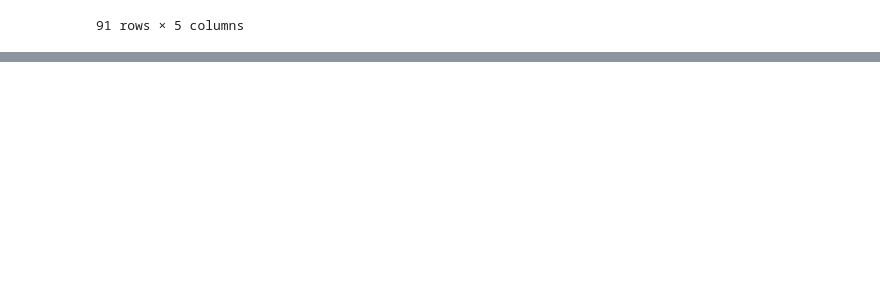
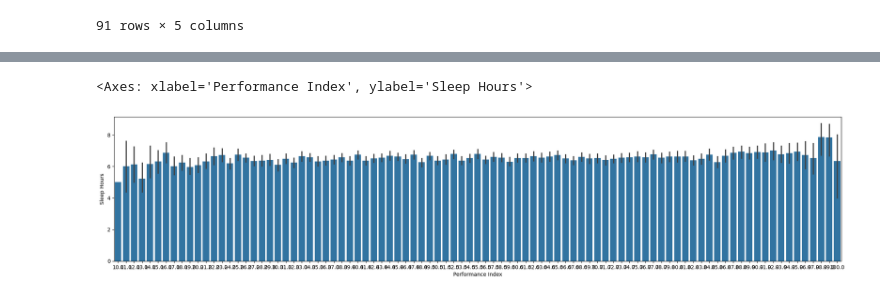
Before and after one commit to onraknn/Machine-Learning, a Jupyter notebook: students_performance.ipynb, the cells around one changed output, grey strips where cells are left out. Cells and saved outputs as stored; diff of their text form; code cells hidden in the pictures; blank space fills up the shorter version.

```diff
--- a/students_performance.ipynb
+++ b/students_performance.ipynb
@@ -152,0 +87,6 @@ y = student_data["Performance Index"]
+# %%
+plot = plt.figure(figsize = (25,5))
+sns.barplot(x = "Performance Index", data = student_data, y ="Sleep Hours")
+# %% [output]
+<Axes: xlabel='Performance Index', ylabel='Sleep Hours'>
+[figure, added]
```
Also changed, not shown: parts of 28 cells of this notebook.
